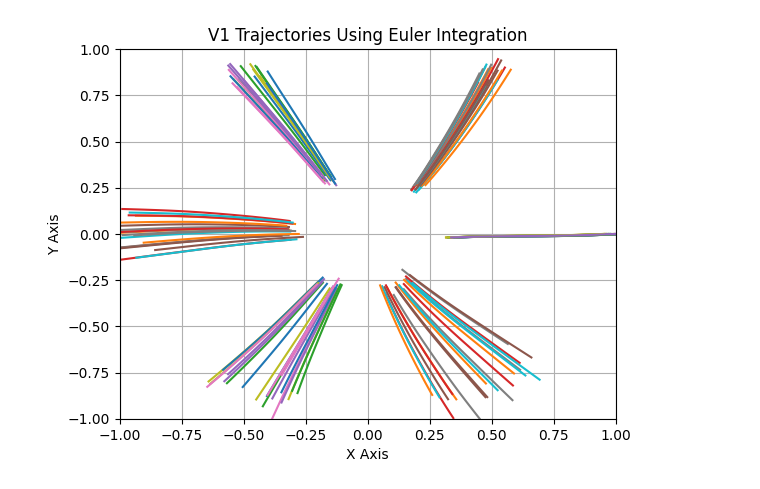
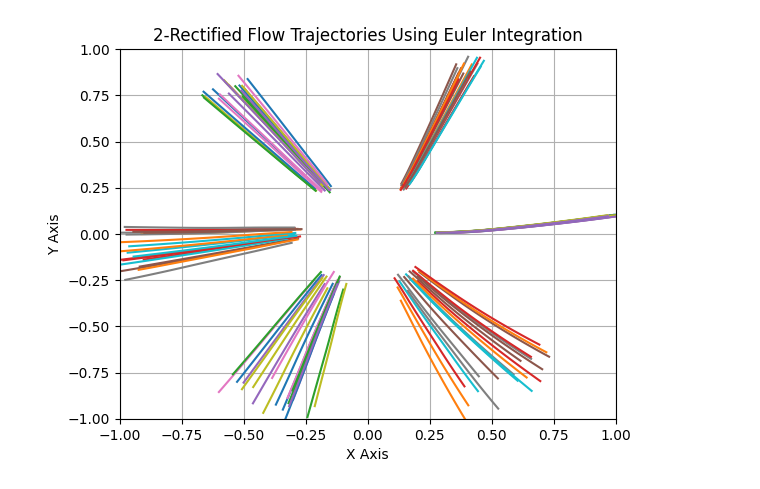
Before and after one commit to cloneofsimo/rectified-flow, a Jupyter notebook: prototype/initial_prototype.ipynb, the cells around one changed output. Saved outputs shown, nothing was run; the diff lists cells and outputs as text; code cells hidden in the pictures.

```diff
--- a/prototype/initial_prototype.ipynb
+++ b/prototype/initial_prototype.ipynb
@@ -27,7 +27,7 @@ def vector_field(z, t, num_points, radius=0.5):
 
     if z.norm() > radius + 0.1:
         nearest_neighbors = []
-        for x, y in n_points(radius, num_points, math.pi / num_points + 0.5):
+        for x, y in n_points(radius, num_points, math.pi / num_points):
             dist_vec = torch.tensor([x, y]) - z
             dist = dist_vec.norm()
             nearest_neighbors.append((dist, dist_vec))
@@ -178,41 +196,39 @@ for epoch in range(100):
 # %%
 # Now sample from the 1-Rectified Velocity Field, v1
 
-initial_positions = []
+
 end_positions = []
 
 n_iteration = 20
 
 
-for _ in range(n_iteration):
-    initial_positions.extend(list(n_points(1, 6, 0.0, 0.05)))
 
 # Parameters for Euler integration
 t0 = 0
 tf = 1
 dt = 0.01
 num_points = 6  # Adjust as needed
 
 # Plot the trajectories for each initial position
 with torch.no_grad():
     for position in initial_positions:
         z0 = torch.tensor(position, dtype=torch.float32)
         trajectory = euler_integration(
             z0, t0, tf, dt, num_points, fn=lambda z, t: v1(z, t)
         )
         end_point = trajectory[-1]
         end_positions.append(end_point.tolist())
 
         plt.plot(trajectory[:, 0], trajectory[:, 1])
 
 
 # Customize the plot
 plt.xlim(-1, 1)
 plt.ylim(-1, 1)
 plt.xlabel("X Axis")
 plt.ylabel("Y Axis")
-plt.title("V1 Trajectories Using Euler Integration")
+plt.title("2-Rectified Flow Trajectories Using Euler Integration")
 plt.grid(True)
 plt.show()
 # %% [output]
-[figure, old version]
+[figure, new version]
```
Also changed, not shown: parts of 3 cells of this notebook.
